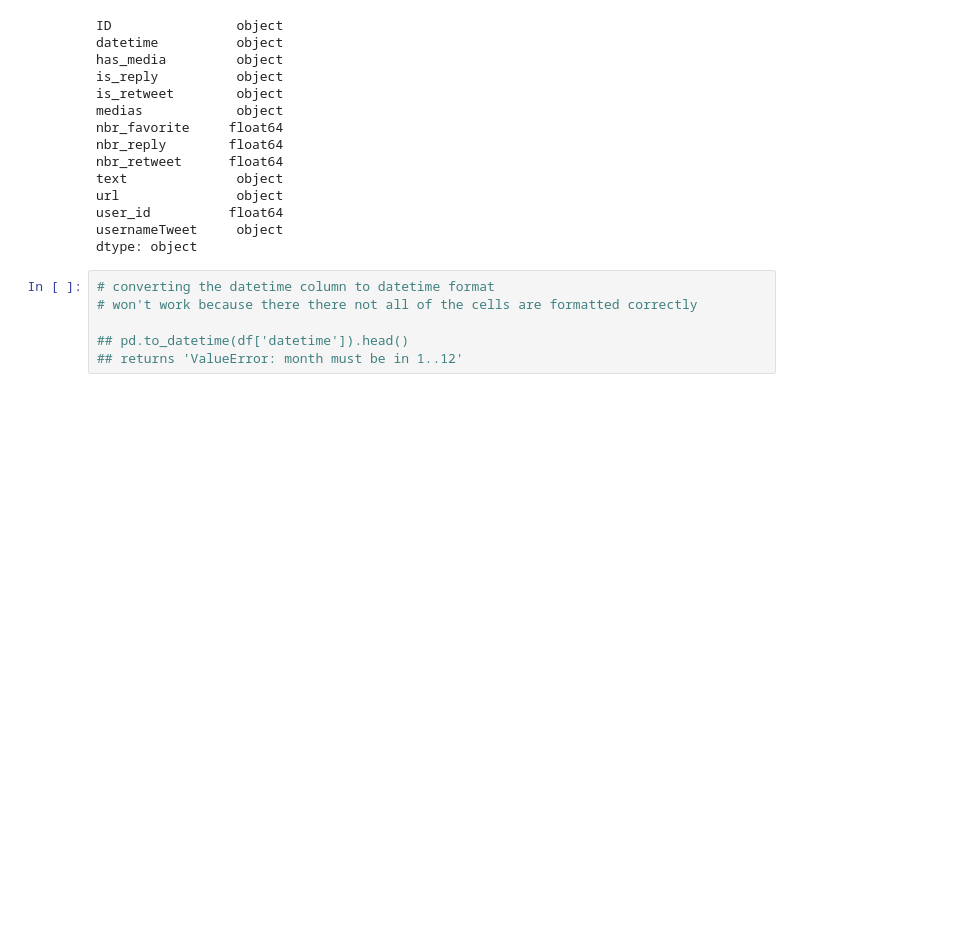
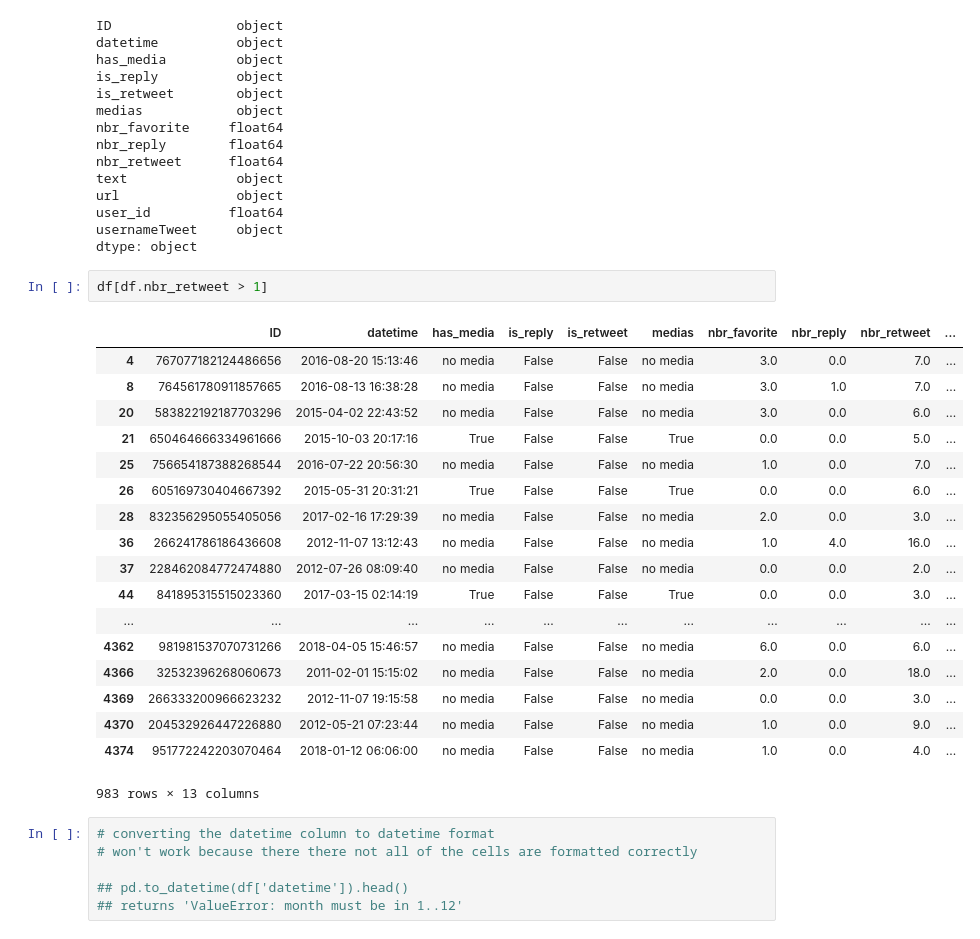
Before and after one commit to iceberg425/Client_Project, a Jupyter notebook: 02_Data_Cleaning_Tweets.ipynb, the cells around one changed output. Saved outputs shown, nothing was run; the diff lists cells and outputs as text; blank space fills up the shorter version.

```diff
--- a/02_Data_Cleaning_Tweets.ipynb
+++ b/02_Data_Cleaning_Tweets.ipynb
@@ -79,6 +79,27 @@ url               object
 user_id          float64
 usernameTweet     object
 dtype: object
+# %%
+df[df.nbr_retweet > 1]
+# %% [output]
+|  | ID | datetime | has_media | is_reply | is_retweet | medias | nbr_favorite | nbr_reply | nbr_retweet | ... |
+| 4 | 767077182124486656 | 2016-08-20 15:13:46 | no media | False | False | no media | 3.0 | 0.0 | 7.0 | ... |
+| 8 | 764561780911857665 | 2016-08-13 16:38:28 | no media | False | False | no media | 3.0 | 1.0 | 7.0 | ... |
+| 20 | 583822192187703296 | 2015-04-02 22:43:52 | no media | False | False | no media | 3.0 | 0.0 | 6.0 | ... |
+| 21 | 650464666334961666 | 2015-10-03 20:17:16 | True | False | False | True | 0.0 | 0.0 | 5.0 | ... |
+| 25 | 756654187388268544 | 2016-07-22 20:56:30 | no media | False | False | no media | 1.0 | 0.0 | 7.0 | ... |
+| 26 | 605169730404667392 | 2015-05-31 20:31:21 | True | False | False | True | 0.0 | 0.0 | 6.0 | ... |
+| 28 | 832356295055405056 | 2017-02-16 17:29:39 | no media | False | False | no media | 2.0 | 0.0 | 3.0 | ... |
+| 36 | 266241786186436608 | 2012-11-07 13:12:43 | no media | False | False | no media | 1.0 | 4.0 | 16.0 | ... |
+| 37 | 228462084772474880 | 2012-07-26 08:09:40 | no media | False | False | no media | 0.0 | 0.0 | 2.0 | ... |
+| 44 | 841895315515023360 | 2017-03-15 02:14:19 | True | False | False | True | 0.0 | 0.0 | 3.0 | ... |
+| ... | ... | ... | ... | ... | ... | ... | ... | ... | ... | ... |
+| 4362 | 981981537070731266 | 2018-04-05 15:46:57 | no media | False | False | no media | 6.0 | 0.0 | 6.0 | ... |
+| 4366 | 32532396268060673 | 2011-02-01 15:15:02 | no media | False | False | no media | 2.0 | 0.0 | 18.0 | ... |
+| 4369 | 266333200966623232 | 2012-11-07 19:15:58 | no media | False | False | no media | 0.0 | 0.0 | 3.0 | ... |
+| 4370 | 204532926447226880 | 2012-05-21 07:23:44 | no media | False | False | no media | 1.0 | 0.0 | 9.0 | ... |
+| 4374 | 951772242203070464 | 2018-01-12 06:06:00 | no media | False | False | no media | 1.0 | 0.0 | 4.0 | ... |
+983 rows × 13 columns
 # %%
 # converting the datetime column to datetime format
 # won't work because there there not all of the cells are formatted correctly
```
Also changed, not shown: parts of 2 cells of this notebook, 1 other file.
